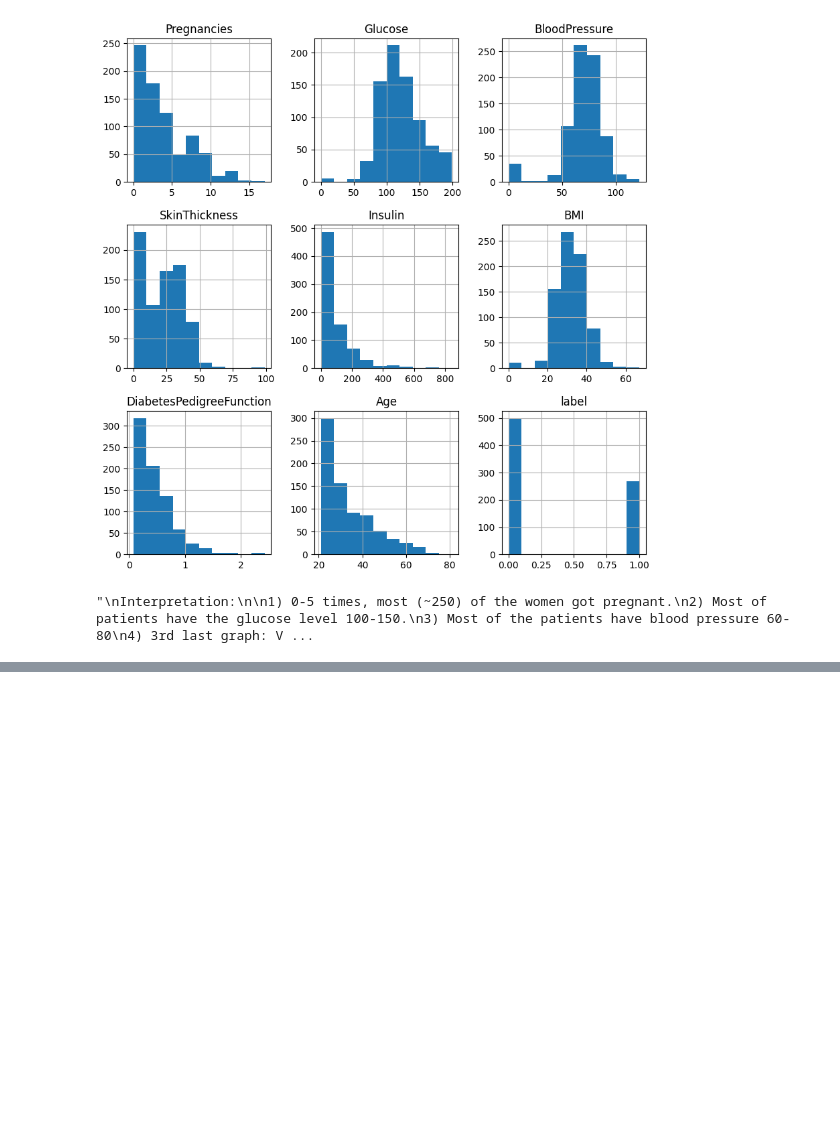
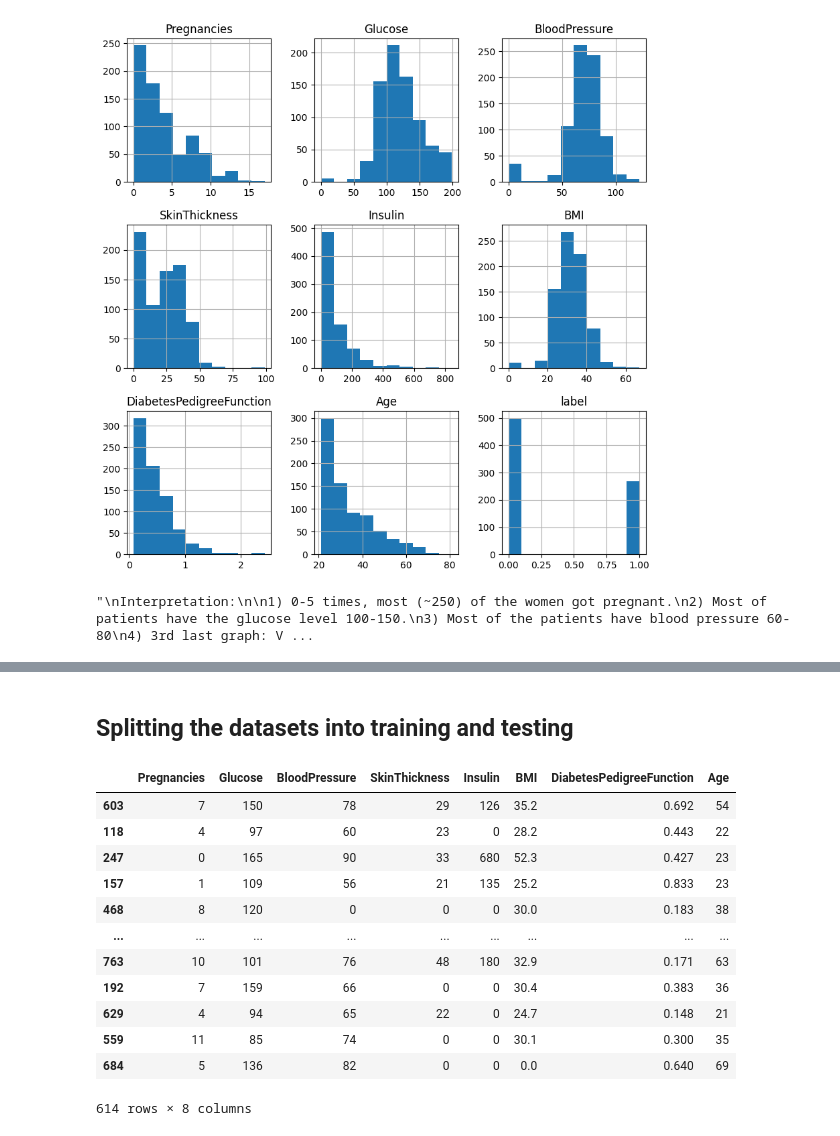
Before and after one commit to kmranrg/Simplilearn_DS, a Jupyter notebook: DataScienceWithPython/10_Diabetes.ipynb, the cells around one changed output, grey strips where cells are left out. Cells and saved outputs as stored; diff of their text form; code cells hidden in the pictures; blank space fills up the shorter version.

```diff
--- a/DataScienceWithPython/10_Diabetes.ipynb
+++ b/DataScienceWithPython/10_Diabetes.ipynb
@@ -45,0 +120,2 @@ Interpretation:
+# %% [markdown]
+## Splitting the datasets into training and testing
@@ -45,0 +126,16 @@ Interpretation:
+# %%
+x_train
+# %% [output]
+|  | Pregnancies | Glucose | BloodPressure | SkinThickness | Insulin | BMI | DiabetesPedigreeFunction | Age |
+| 603 | 7 | 150 | 78 | 29 | 126 | 35.2 | 0.692 | 54 |
+| 118 | 4 | 97 | 60 | 23 | 0 | 28.2 | 0.443 | 22 |
+| 247 | 0 | 165 | 90 | 33 | 680 | 52.3 | 0.427 | 23 |
+| 157 | 1 | 109 | 56 | 21 | 135 | 25.2 | 0.833 | 23 |
+| 468 | 8 | 120 | 0 | 0 | 0 | 30.0 | 0.183 | 38 |
+| ... | ... | ... | ... | ... | ... | ... | ... | ... |
+| 763 | 10 | 101 | 76 | 48 | 180 | 32.9 | 0.171 | 63 |
+| 192 | 7 | 159 | 66 | 0 | 0 | 30.4 | 0.383 | 36 |
+| 629 | 4 | 94 | 65 | 22 | 0 | 24.7 | 0.148 | 21 |
+| 559 | 11 | 85 | 74 | 0 | 0 | 30.1 | 0.300 | 35 |
+| 684 | 5 | 136 | 82 | 0 | 0 | 0.0 | 0.640 | 69 |
+614 rows × 8 columns
```
Also changed, not shown: parts of 50 cells of this notebook, 14 other files.
